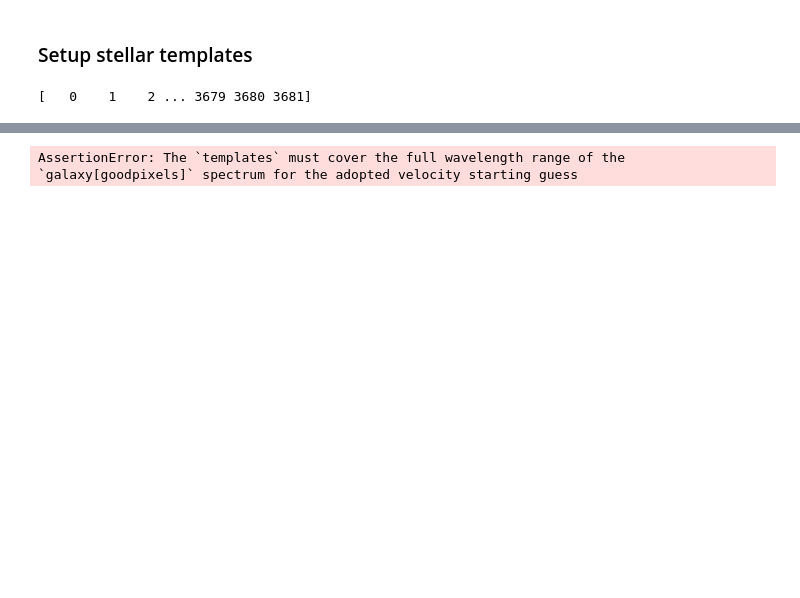
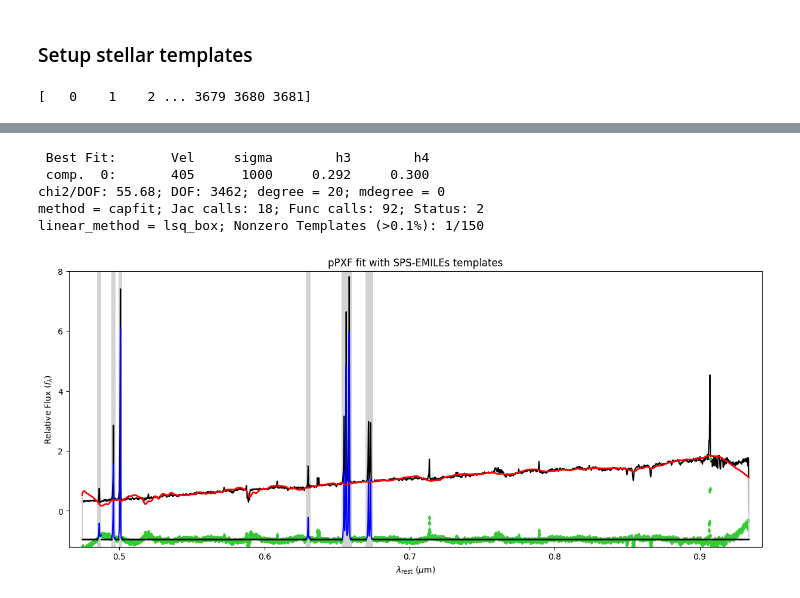
Before and after one commit to aqingo3o/Hello-Circinus, a Jupyter notebook: ionizedGas/py_contsub_pPXF.ipynb, the cells around one changed output, grey strips where cells are left out. Cells and saved outputs as stored; diff of their text form; code cells hidden in the pictures; blank space fills up the shorter version.

```diff
--- a/ionizedGas/py_contsub_pPXF.ipynb
+++ b/ionizedGas/py_contsub_pPXF.ipynb
@@ -34,7 +34,8 @@ import ppxf.sps_util as lib
 #
 c = 299792.458  # [km/s]
 z = 0.001448 # circinus galaxy
-file_path = "/Users/aqing/Documents/1004/Circinus_galaxy/ionized-gas/VLT/MUSE_PID-094.B-0321_cube_4750-9352a_circinus.fits" # FITS
+commonPath = '/Users/aqing/Documents/1004/Circinus_galaxy/ionized-gas/VLT/'
+file_path = f"{commonPath}MUSE_PID-094.B-0321_cube_4750-9352a_circinus.fits" # FITS
 
 # metadata
 muse_hdul = fits.open(file_path)
@@ -78,26 +81,24 @@ Nice ^_-!
 # %%
-# Log(ln) waveLen array
+### Log(ln) waveLen array
 ln_flux_unnorm, ln_lamb_pix, veloScale = log_rebin([ori_lamb[0], ori_lamb[-1]], ori_flux_unnorm)
-print(f"Velocity resolu(?) on ln-WAV axis = {veloScale:.2f} (km/s)", end='\n\n')
-# veloScale 算好了喔好方便捏
+print(f"Velocity resolu(?) on ln-WAV axis = {veloScale:.2f} (km/s)", end='\n\n') # veloScale 算好了喔好方便捏
 ln_lamb = np.exp(ln_lamb_pix) # 從 ln(lambda) 換成 AA
 
-
-# flux normalization
-def flux_Norm(flux): # 除到 nan 中位數的話，就會爆炸，所以做了這個
+### flux normalization
+def flux_Norm(flux): # 除到 nan 的話，就會爆炸，所以做了這個
     flux_no_nan = flux[~np.isnan(flux)]
     if len(flux_no_nan) > 10 and np.nanmedian(flux_no_nan) != 0:
-        return flux / np.nanmedian(flux_no_nan)
+        return flux / np.nanmedian(flux_no_nan), flux_no_nan
     else:
         return flux
 
-ln_flux = flux_Norm(ln_flux_unnorm) # 沒標 un- 就是正規化了
-ori_flux = flux_Norm(ori_flux_unnorm) # 等下畫圖的時候用一下而已
+ln_flux, normFactor = flux_Norm(ln_flux_unnorm) # 沒標 un- 就是正規化了
+ori_flux, _ = flux_Norm(ori_flux_unnorm) # 等下畫圖的時候用一下而已
 
-# consider noise
+### consider noise
 noise = np.full_like(ln_flux, 0.0149) # 隨便設一個數字...
 
-# (waveLen) air --> vaccum
+### (waveLen) air --> vaccum
 # The SDSS wavelengths are in vacuum, while the MILES ones are in air.(micappe 老哥)
 # 所以我不用做這個
 
@@ -143,4 +144,5 @@ temp_path = '/Users/aqing/Documents/1004/Circinus_galaxy/ionized-gas/VLT/spectra
 # %%
+temp_path = f'{commonPath}fitting_stellar-continnum/spectra_emiles_9.0.npz' # 從老哥的 github 抓下來的東西
 tempRange_lamb = [4500, 9500] # 是出來這樣最好，反正有覆蓋到就好哩
 fwhmD = {"lam": ln_lamb, "fwhm": fwhm} # 字典 for 因為不同波長可能對應不同解析度（儀器），但現在找不到資料所以都給他設成一樣的 fwhm
 
@@ -164,14 +174,24 @@ print(goodpixs) # 和老哥的長差不多，好呢
 # %%
+# fitting
 vel = 0                 # Spectrum is de-redshifted --> starting guess is zero
 start = [vel, 200.]     # (km/s), starting guess for [V, sigma] # 不知道為什ㄕㄜ這個
 
 feee = ppxf(sps.templates, ln_flux_clean, noise, veloScale, start,
-          goodpixels=goodpixs, plot=False, moments=4, trig=1, # 這邊的參數並不是全部都知道什麼意思
-          degree=20, lam=ln_lamb, lam_temp=sps.lam_temp)
+          goodpixels=goodpixs, plot=False,
+          moments=4, # (vel, sigma, h3, h3)
+          trig=1, # poly-smooth?
+          degree=20, # fit 的次數（因為光譜扭來扭去，所以設這麼高是可以的？）
+          lam=ln_lamb, lam_temp=sps.lam_temp)
 
-plt.figure(figsize=(13, 5))
-feee.plot()
+plt.figure(figsize=(15, 6))
+feee.plot() # 自帶的秀出來的效果嗚呼
+plt.ylim(-1.2, 8)
 plt.title(f"pPXF fit with SPS-EMILEs templates")
-#plt.pause(5)
+plt.pause(5)
 # %% [output]
-AssertionError: The `templates` must cover the full wavelength range of the `galaxy[goodpixels]` spectrum for the adopted velocity starting guess
+ Best Fit:       Vel     sigma        h3        h4
+ comp.  0:       405      1000     0.292     0.300
+chi2/DOF: 55.68; DOF: 3462; degree = 20; mdegree = 0
+method = capfit; Jac calls: 18; Func calls: 92; Status: 2
+linear_method = lsq_box; Nonzero Templates (>0.1%): 1/150
+[figure, added]
```
Also changed, not shown: parts of 10 cells of this notebook.
